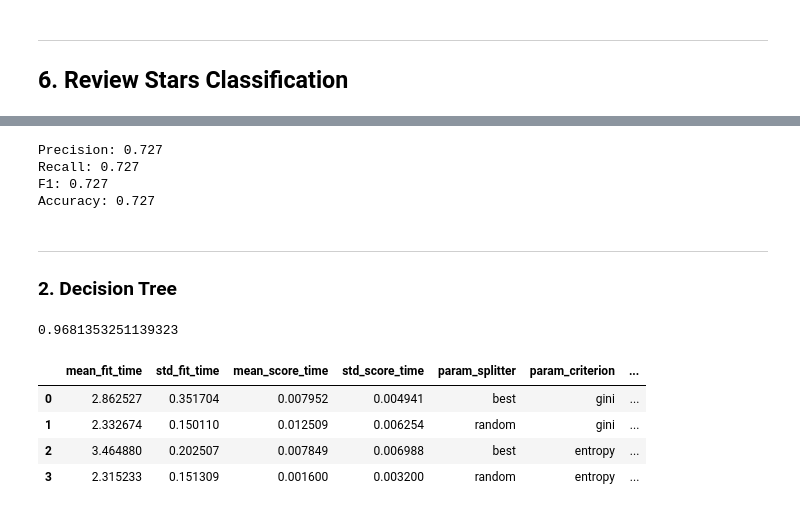
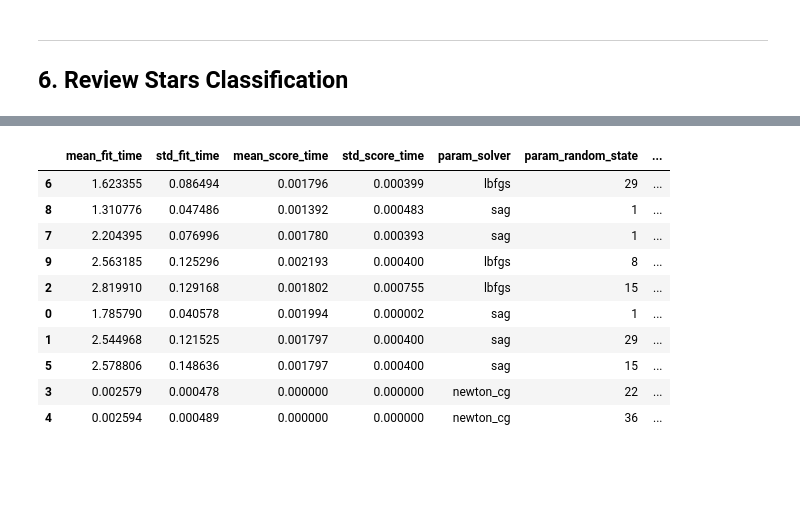
Before and after one commit to prentinobarus/tripadvisor_omsa, a Jupyter notebook: Topic_Modelling.ipynb, the cells around one changed output, grey strips where cells are left out. Cells and saved outputs as stored; diff of their text form; code cells hidden in the pictures; blank space fills up the shorter version.

```diff
--- a/Topic_Modelling.ipynb
+++ b/Topic_Modelling.ipynb
@@ -583,0 +541,9 @@ KeyboardInterrupt:
+# %%
+lor_tuned = RandomizedSearchCV(LogisticRegression(), {
+    'C' : [x for x in np.linspace(1e-9, 1, 5)],
+    'random_state' : [x for x in range(1, 43, 7)],
+    'solver' : ['lbfgs', 'saga', 'newton_cg','sag'],
+    'max_iter' : [x for x in range(100, 1000, 100)]
+})
+
+lor_tuned.fit(X_train, y_train)
@@ -584,3 +579,15 @@ KeyboardInterrupt:
 # %%
-rfc_res = pd.DataFrame(rfc.cv_results_)
-rfc_res.sort_values(by='rank_test_score')
+lor_df = pd.DataFrame(lor_tuned.cv_results_)
+lor_df.sort_values(by='rank_test_score')
+# %% [output]
+|  | mean_fit_time | std_fit_time | mean_score_time | std_score_time | param_solver | param_random_state | ... |
+| 6 | 1.623355 | 0.086494 | 0.001796 | 0.000399 | lbfgs | 29 | ... |
+| 8 | 1.310776 | 0.047486 | 0.001392 | 0.000483 | sag | 1 | ... |
+| 7 | 2.204395 | 0.076996 | 0.001780 | 0.000393 | sag | 1 | ... |
+| 9 | 2.563185 | 0.125296 | 0.002193 | 0.000400 | lbfgs | 8 | ... |
+| 2 | 2.819910 | 0.129168 | 0.001802 | 0.000755 | lbfgs | 15 | ... |
+| 0 | 1.785790 | 0.040578 | 0.001994 | 0.000002 | sag | 1 | ... |
+| 1 | 2.544968 | 0.121525 | 0.001797 | 0.000400 | sag | 29 | ... |
+| 5 | 2.578806 | 0.148636 | 0.001797 | 0.000400 | sag | 15 | ... |
+| 3 | 0.002579 | 0.000478 | 0.000000 | 0.000000 | newton_cg | 22 | ... |
+| 4 | 0.002594 | 0.000489 | 0.000000 | 0.000000 | newton_cg | 36 | ... |
@@ -592,38 +593,0 @@ y_pred = rfc.predict(X_test)
-# %%
-print('Precision: %.3f' % precision_score(y_test, y_pred, average="micro"))
-print('Recall: %.3f' % recall_score(y_test, y_pred, average="micro"))
-print('F1: %.3f' % f1_score(y_test, y_pred, average="micro"))
-print('Accuracy: %.3f' % accuracy_score(y_test, y_pred))
-# %% [output]
-Precision: 0.727
-Recall: 0.727
-F1: 0.727
-Accuracy: 0.727
-# %% [markdown]
----
-
-### 2. Decision Tree
-# %%
-start_time = time.time()
-
-with tf.device('/device:GPU:0'):
-    dts = RandomizedSearchCV(tree.DecisionTreeClassifier(), {
-        'criterion' : ['gini', 'entropy'],
-        'splitter' : ['best', 'random']
-    }, cv=5, return_train_score=False)
-
-    dts.fit(X_res, y_res)
-
-
-print((time.time() - start_time) / 60)
-# %% [output]
-0.9681353251139323
-# %%
-dts_res = pd.DataFrame(dts.cv_results_)
-dts_res
-# %% [output]
-|  | mean_fit_time | std_fit_time | mean_score_time | std_score_time | param_splitter | param_criterion | ... |
-| 0 | 2.862527 | 0.351704 | 0.007952 | 0.004941 | best | gini | ... |
-| 1 | 2.332674 | 0.150110 | 0.012509 | 0.006254 | random | gini | ... |
-| 2 | 3.464880 | 0.202507 | 0.007849 | 0.006988 | best | entropy | ... |
-| 3 | 2.315233 | 0.151309 | 0.001600 | 0.003200 | random | entropy | ... |
```
Also changed, not shown: parts of 39 cells of this notebook.
